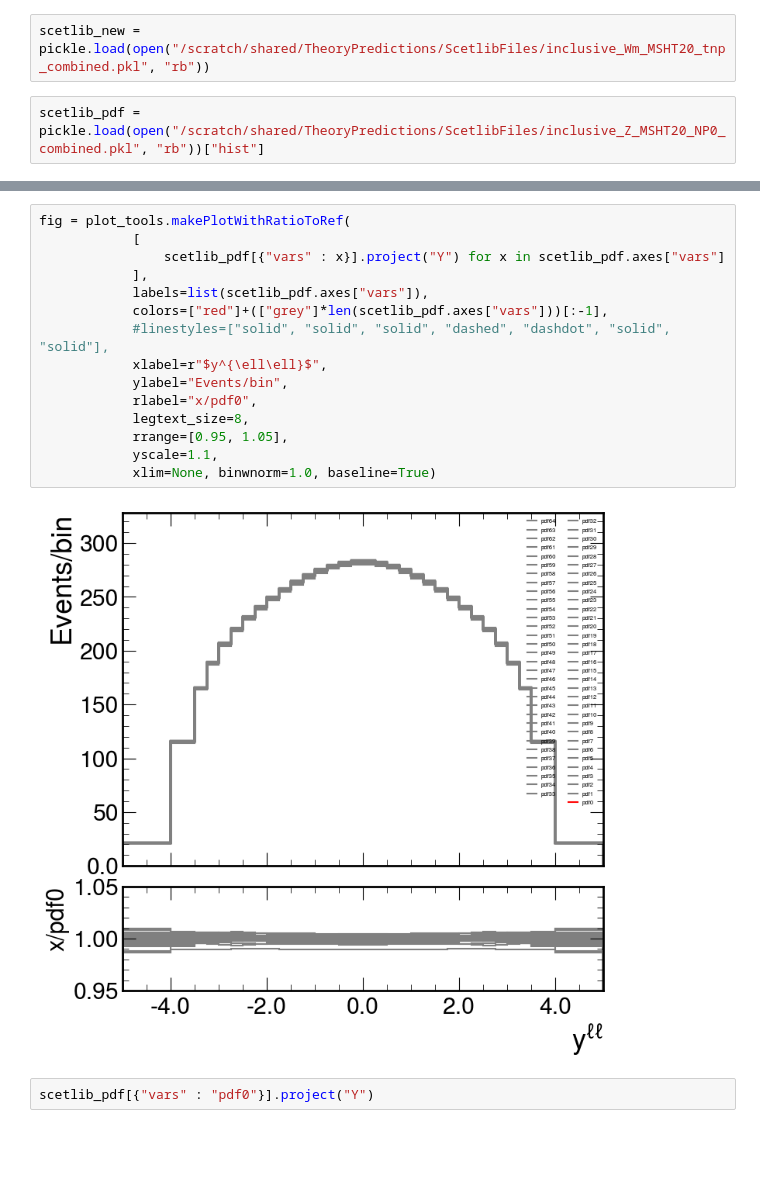
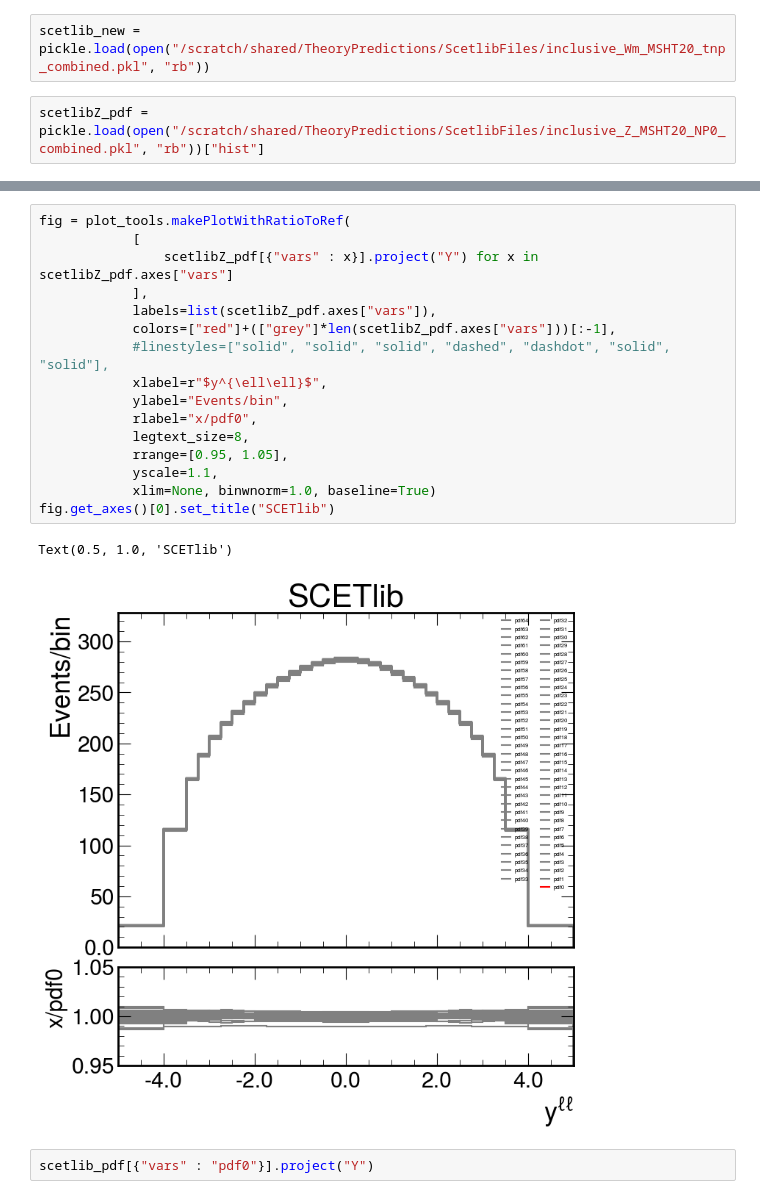
Before and after one commit to bendavid/WRemnants, a Jupyter notebook: notebooks/CompareCorrections.ipynb, the cells around one changed output, grey strips where cells are left out. Cells and saved outputs as stored; diff of their text form; blank space fills up the shorter version.

```diff
--- a/notebooks/CompareCorrections.ipynb
+++ b/notebooks/CompareCorrections.ipynb
@@ -69,7 +71,7 @@ fig = plot_tools.makePlotWithRatioToRef(
 # %%
 scetlib_new = pickle.load(open("/scratch/shared/TheoryPredictions/ScetlibFiles/inclusive_Wm_MSHT20_tnp_combined.pkl", "rb"))
 # %%
-scetlib_pdf = pickle.load(open("/scratch/shared/TheoryPredictions/ScetlibFiles/inclusive_Z_MSHT20_NP0_combined.pkl", "rb"))["hist"]
+scetlibZ_pdf = pickle.load(open("/scratch/shared/TheoryPredictions/ScetlibFiles/inclusive_Z_MSHT20_NP0_combined.pkl", "rb"))["hist"]
 # %%
 fig = plot_tools.makePlotWithRatioToRef(
             [
@@ -90,20 +92,22 @@ fig = plot_tools.makePlotWithRatioToRef(
 # %%
 fig = plot_tools.makePlotWithRatioToRef(
             [
-                scetlib_pdf[{"vars" : x}].project("Y") for x in scetlib_pdf.axes["vars"]
+                scetlibZ_pdf[{"vars" : x}].project("Y") for x in scetlibZ_pdf.axes["vars"]
             ],
-            labels=list(scetlib_pdf.axes["vars"]),
-            colors=["red"]+(["grey"]*len(scetlib_pdf.axes["vars"]))[:-1],
+            labels=list(scetlibZ_pdf.axes["vars"]),
+            colors=["red"]+(["grey"]*len(scetlibZ_pdf.axes["vars"]))[:-1],
             #linestyles=["solid", "solid", "solid", "dashed", "dashdot", "solid", "solid"],
             xlabel=r"$y^{\ell\ell}$",
             ylabel="Events/bin",
             rlabel="x/pdf0",
             legtext_size=8,
             rrange=[0.95, 1.05],
             yscale=1.1,
             xlim=None, binwnorm=1.0, baseline=True)
+fig.get_axes()[0].set_title("SCETlib")
 # %% [output]
+Text(0.5, 1.0, 'SCETlib')
-[figure, old version]
+[figure, new version]
 # %%
 scetlib_pdf[{"vars" : "pdf0"}].project("Y")
 # %% [output]
```
Also changed, not shown: parts of 18 cells of this notebook, 2 other files.
